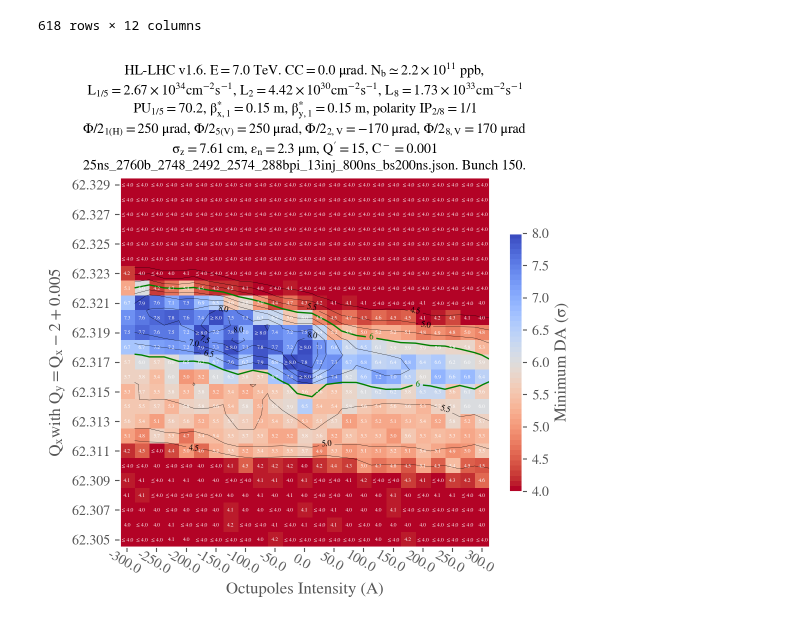
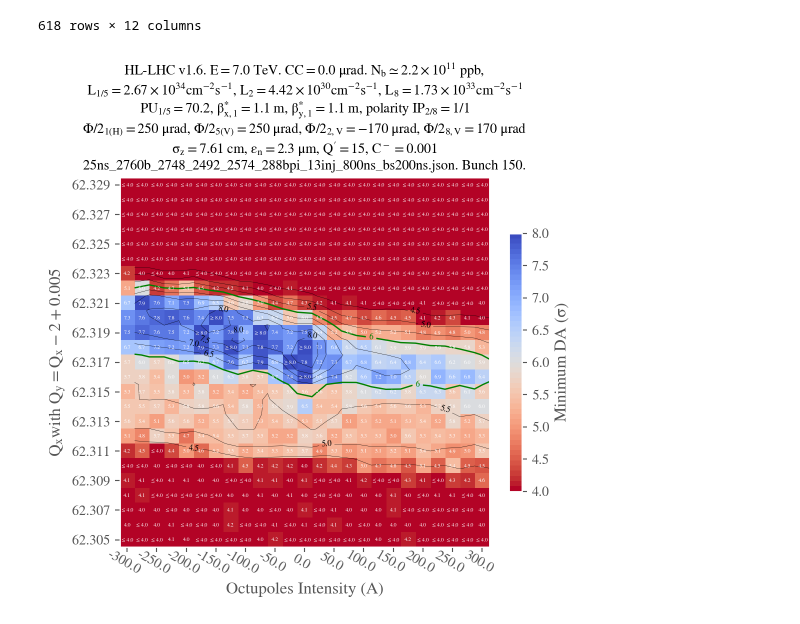
Before and after one commit to ColasDroin/DA_IPAC_2024, a Jupyter notebook: studies/analysis/analysis_oct_scan_end_of_collapse_round.ipynb, the cells around one changed output. Saved outputs shown, nothing was run; the diff lists cells and outputs as text; code cells hidden in the pictures.

```diff
--- a/studies/analysis/analysis_oct_scan_end_of_collapse_round.ipynb
+++ b/studies/analysis/analysis_oct_scan_end_of_collapse_round.ipynb
@@ -65,33 +65,33 @@ df_to_plot = df_to_plot.fillna(10)
 # Load configuration files
 conf_mad = analysis_functions.load_config(CONF_MAD_PATH)['config_mad']
 conf_collider = analysis_functions.load_config(CONF_COLLIDER_PATH)["config_collider"]
 
 xlabel = "Octupoles Intensity (A)"
 ylabel = r"$Q_x$" + "with " + r"$Q_y = Q_x -2 + 0.005$"
 analysis_functions.plot_heatmap(
     df_to_plot,
     f'{STUDY_NAME}_{COLLIDER}',
     link=None,
     plot_contours=True,
     conf_mad=conf_mad,
     conf_collider=conf_collider,
-    betx = 0.15,
-    bety = 0.15,
+    betx = 1.1,
+    bety = 1.1,
     type_crossing="flathv",
     symmetric=False,
     mask_lower_triangle=False,
     xlabel=xlabel,
     ylabel=ylabel,
     plot_diagonal_lines=False,
     xaxis_ticks_on_top=False,
     display_intensity=False,
     green_contour=6.,
     CC = True,
     vmin=4.,
     vmax=8.0,
     extended_diagonal=False,
     Nb=True,
     #title="opt_collapse_1100_1500_oct_scan",
 )
 # %% [output]
-[figure, old version]
+[figure, new version]
```
Also changed, not shown: 3 other files.
